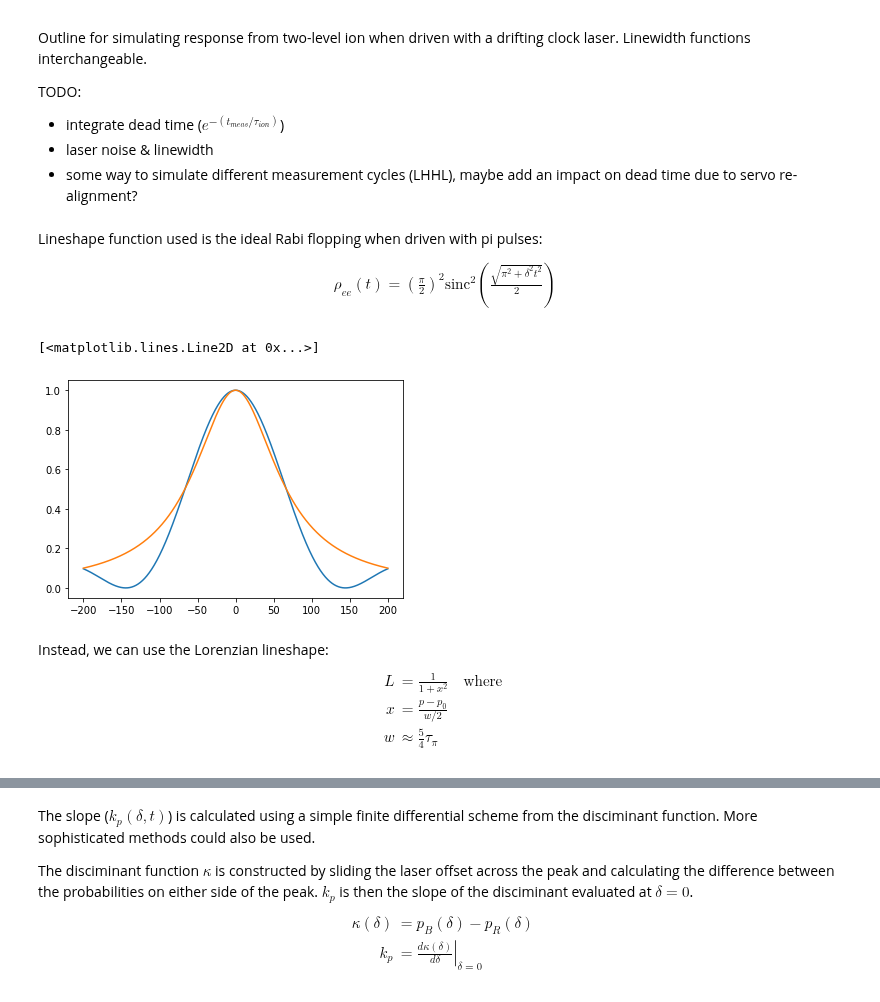
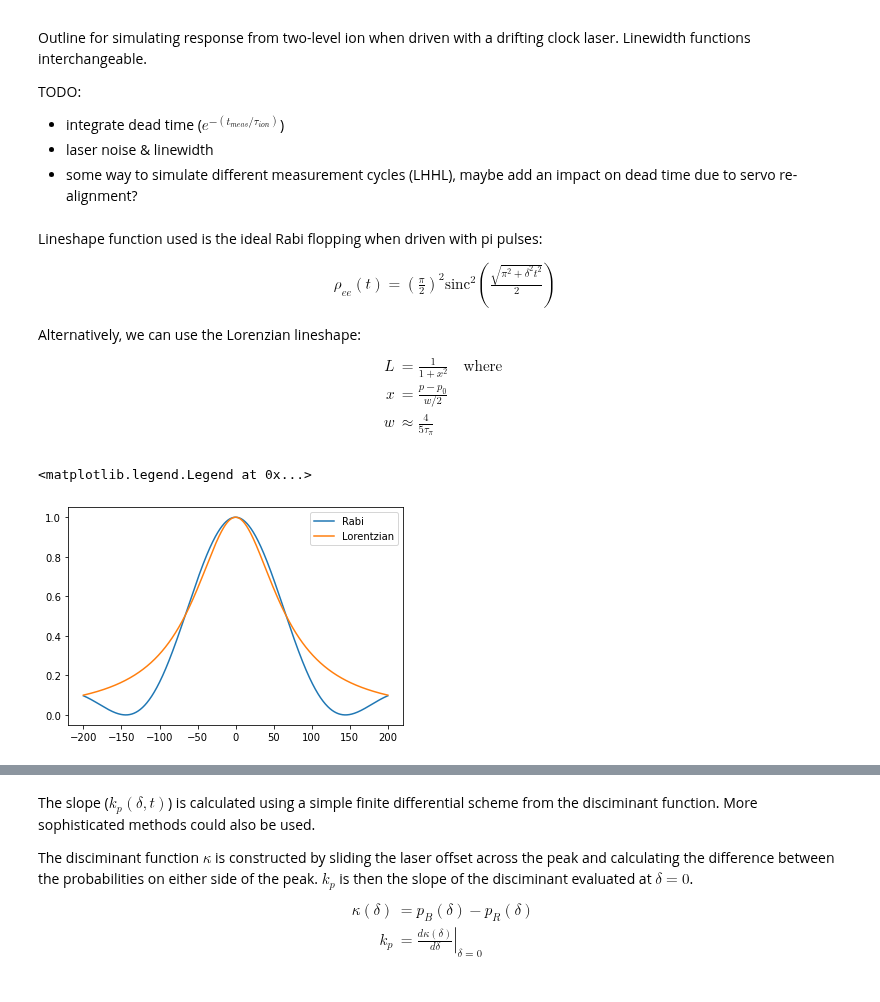
Before and after one commit to speug/srservosim, a Jupyter notebook: notebooks/servosimtests.ipynb, the cells around one changed output, grey strips where cells are left out. Drawn from its saved outputs; the diff is of its cells as text; code cells hidden in the pictures.

Commit message:
returned choice to switch lineshape functions

```diff
--- a/notebooks/servosimtests.ipynb
+++ b/notebooks/servosimtests.ipynb
@@ -24,17 +24,18 @@ Lineshape function used is the ideal Rabi flopping when driven with pi pulses:
 \begin{align}
 \rho_{ee}(t) = \left( \frac{\pi}{2} \right)^2 \textrm{sinc}^2 \left( \frac{\sqrt{\pi^2 + \delta^2 t^2}}{2} \right)
 \end{align}
+
+Alternatively, we can use the Lorenzian lineshape:
+    \begin{align}
+    L &= \frac{1}{1+x^2} \quad \text{where} \\
+    x &= \frac{p-p_0}{w/2} \\
+    w &\approx \frac{4}{5 \tau_\pi}
+    \end{align}
 # %%
 d, step = np.linspace(-200, 200, 1000, retstep=True)
-plt.plot(d, lineshape(d, 6e-3, True))
-plt.plot(d, lorentzian_lineshape(d, 6e-3, True))
+plt.plot(d, lineshape(d, 6e-3, True), label='Rabi')
+plt.plot(d, lorentzian_lineshape(d, 6e-3, True), label='Lorentzian')
+plt.legend()
 # %% [output]
-[<matplotlib.lines.Line2D at 0x...>]
+<matplotlib.legend.Legend at 0x...>
-[figure, old version]
+[figure, new version]
-# %% [markdown]
-Instead, we can use the Lorenzian lineshape:
-    \begin{align}
-    L &= \frac{1}{1+x^2} \quad \text{where} \\
-    x &= \frac{p-p_0}{w/2} \\
-    w &\approx \frac{5}{4} \tau_\pi
-    \end{align}
```
Also changed, not shown: parts of 5 cells of this notebook, 2 other files.
